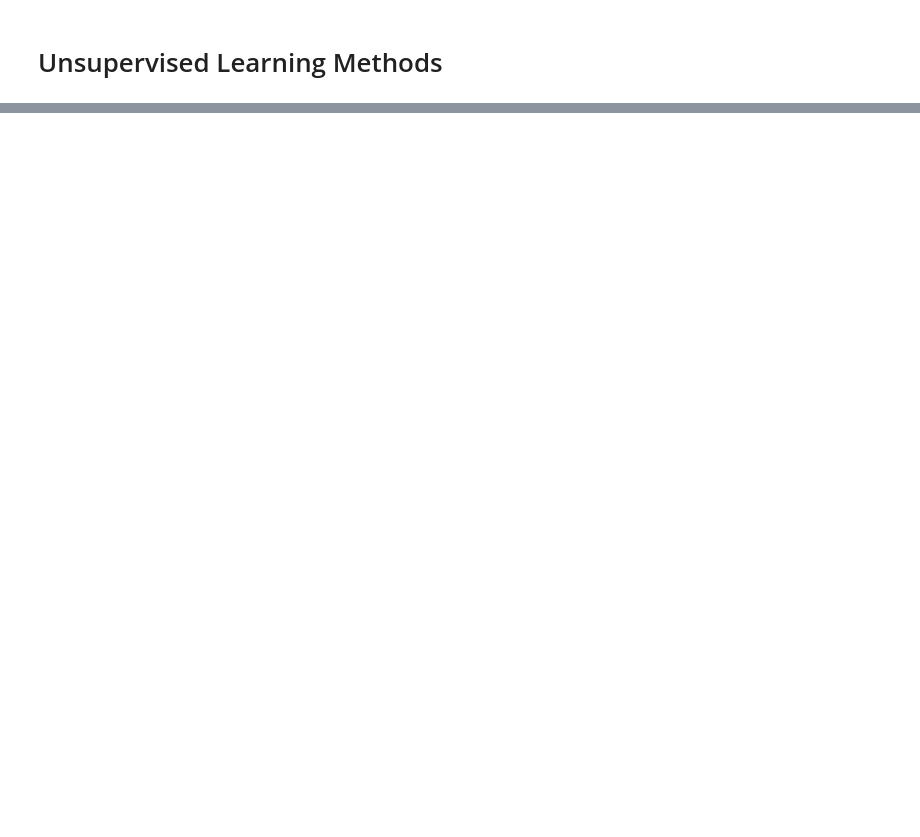
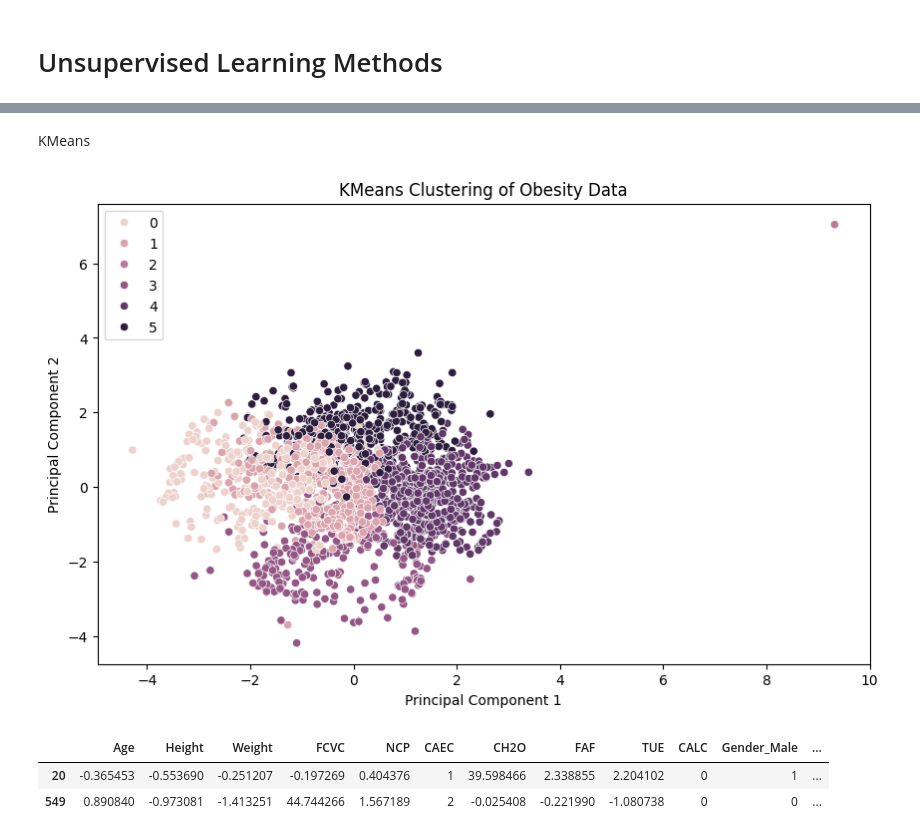
Before and after one commit to Riley94/ISL, a Jupyter notebook: project.ipynb, the cells around one changed output, grey strips where cells are left out. Cells and saved outputs as stored; diff of their text form; code cells hidden in the pictures; blank space fills up the shorter version.

```diff
--- a/project.ipynb
+++ b/project.ipynb
@@ -241,0 +254,10 @@ data_scaled.head()
+# %%
+std_scaler = StandardScaler()
+min_max_scaler = MinMaxScaler()
+robust_scaler = RobustScaler()
+std_data_scaled = data_clean.copy()
+min_max_data_scaled = data_clean.copy()
+robust_data_scaled = data_clean.copy()
+min_max_data_scaled[num_features] = min_max_scaler.fit_transform(min_max_data_scaled[num_features])
+robust_data_scaled[num_features] = robust_scaler.fit_transform(robust_data_scaled[num_features])
+std_data_scaled[num_features] = std_scaler.fit_transform(std_data_scaled[num_features], std_data_scaled['NObeyesdad'])
@@ -456,7 +520,7 @@ Please also refer to the documentation for alternative solver options:
 # %% [markdown]
 Single Tree, Grid Search
 # %%
-dt = DecisionTreeClassifier(random_state=42, max_features=X.shape[1])
+dt = DecisionTreeClassifier(random_state=42, max_features=X_std.shape[1])
 
 # Define the parameter grid
 param_grid = {
@@ -473,7 +537,7 @@ param_grid = {
 grid_search = GridSearchCV(estimator=dt, param_grid=param_grid,
                            scoring='accuracy', cv=5, n_jobs=-1, verbose=1)
 
-grid_search.fit(X, y)
+grid_search.fit(X_std, y_std)
 
 # Print the best parameters and the corresponding score
 print(f'Best parameters found: {grid_search.best_params_}')
@@ -704,0 +773,11 @@ plt.show()
+# %%
+# PCA
+pca = PCA(n_components=2)
+X_pca = pca.fit_transform(X_std)
+# visualize the data
+plt.figure(figsize=(10, 6))
+sns.scatterplot(x=X_pca[:, 0], y=X_pca[:, 1], hue=y_std)
+plt.xlabel('Principal Component 1')
+plt.ylabel('Principal Component 2')
+plt.title('PCA of Obesity Data')
+plt.show()
@@ -704,0 +811,29 @@ plt.show()
+# %% [markdown]
+KMeans
+# %%
+# KMeans
+kmeans = KMeans(n_clusters=6, random_state=42)
+kmeans.fit(X_std)
+y_kmeans = kmeans.predict(X_std)
+plt.figure(figsize=(10, 6))
+sns.scatterplot(x=X_pca[:, 0], y=X_pca[:, 1], hue=y_kmeans)
+plt.xlabel('Principal Component 1')
+plt.ylabel('Principal Component 2')
+plt.title('KMeans Clustering of Obesity Data')
+plt.show()
+# %% [output]
+[figure, added]
+# %%
+# Calculate the distance from the origin in the PCA space
+distances = np.linalg.norm(X_pca, axis=1)
+
+# Determine a threshold for outliers
+threshold = np.mean(distances) + 3 * np.std(distances)
+
+# Identify outliers
+outliers = X_std[distances > threshold]
+outliers
+# %% [output]
+|  | Age | Height | Weight | FCVC | NCP | CAEC | CH2O | FAF | TUE | CALC | Gender_Male | ... |
+| 20 | -0.365453 | -0.553690 | -0.251207 | -0.197269 | 0.404376 | 1 | 39.598466 | 2.338855 | 2.204102 | 0 | 1 | ... |
+| 549 | 0.890840 | -0.973081 | -1.413251 | 44.744266 | 1.567189 | 2 | -0.025408 | -0.221990 | -1.080738 | 0 | 0 | ... |
```
Also changed, not shown: parts of 42 cells of this notebook.
